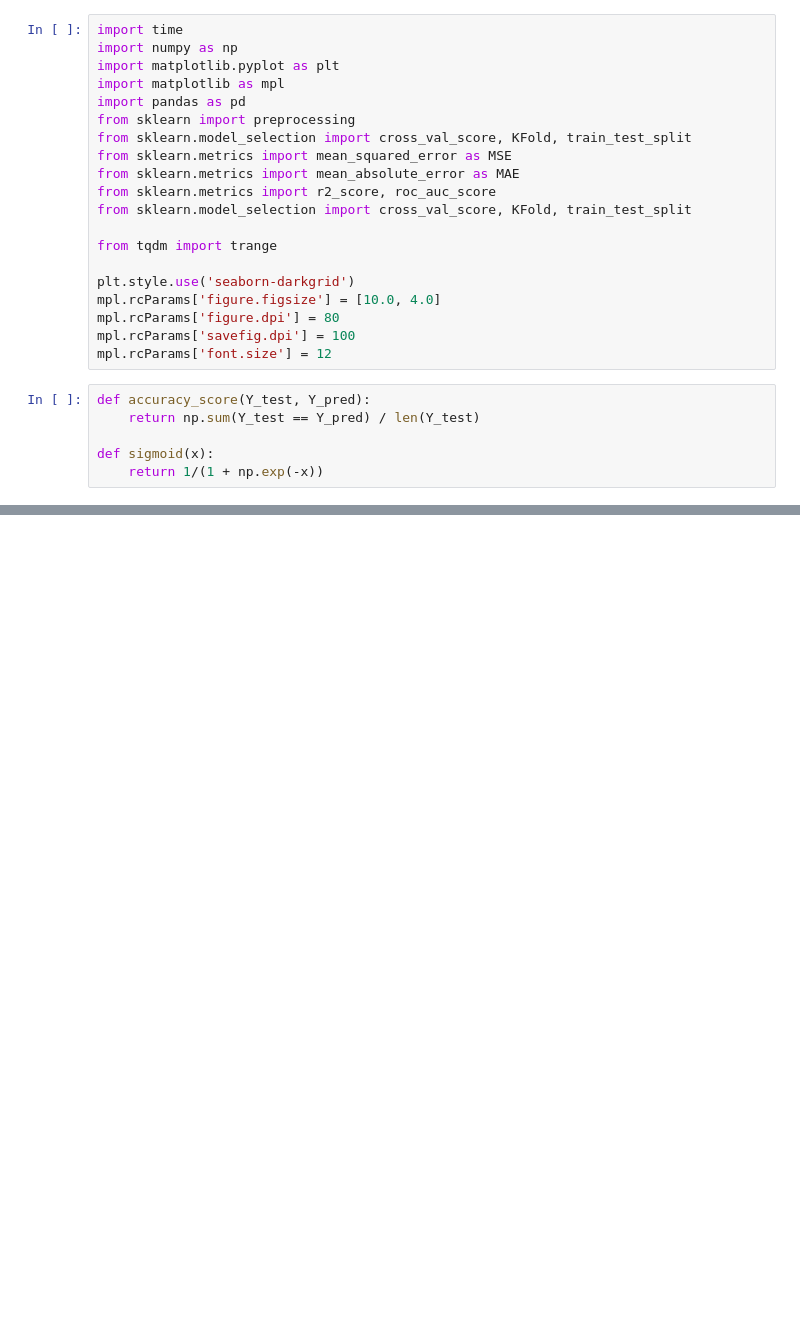
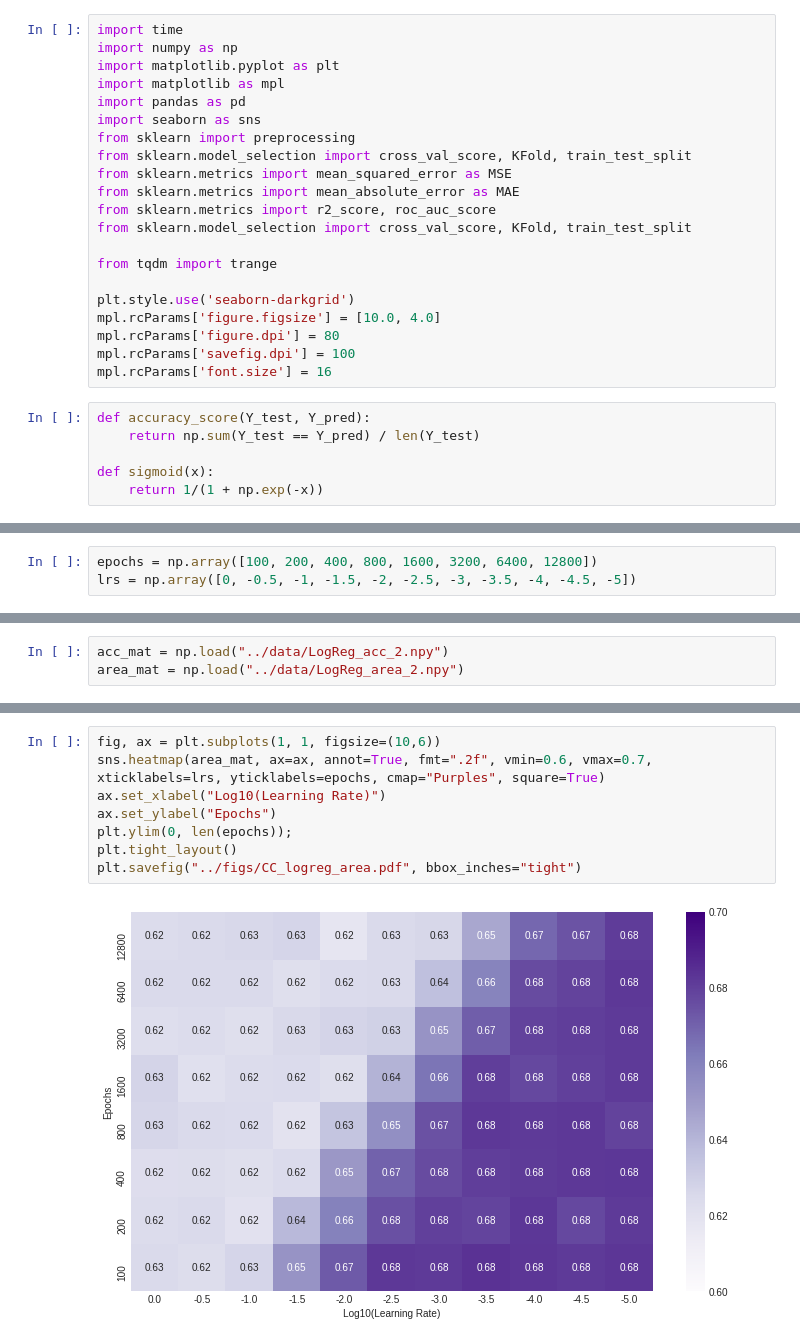
Before and after one commit to asdfbat/FYS-STK4155, a Jupyter notebook: Project2/src/credit_card_Logreg.ipynb, the cells around one changed output, grey strips where cells are left out. Saved outputs shown, nothing was run; the diff lists cells and outputs as text; blank space fills up the shorter version.

Commit message:
LogReg on CC data. Acc and Area behaves inconsistent.

```diff
--- a/Project2/src/credit_card_Logreg.ipynb
+++ b/Project2/src/credit_card_Logreg.ipynb
@@ -4,6 +4,7 @@ import numpy as np
 import matplotlib.pyplot as plt
 import matplotlib as mpl
 import pandas as pd
+import seaborn as sns
 from sklearn import preprocessing
 from sklearn.model_selection import cross_val_score, KFold, train_test_split
 from sklearn.metrics import mean_squared_error as MSE
@@ -17,7 +18,7 @@ plt.style.use('seaborn-darkgrid')
 mpl.rcParams['figure.figsize'] = [10.0, 4.0]
 mpl.rcParams['figure.dpi'] = 80
 mpl.rcParams['savefig.dpi'] = 100
-mpl.rcParams['font.size'] = 12
+mpl.rcParams['font.size'] = 16
 # %%
 def accuracy_score(Y_test, Y_pred):
     return np.sum(Y_test == Y_pred) / len(Y_test)
@@ -103,0 +81,3 @@ plt.ylim(0.57, 0.6)
+# %%
+epochs = np.array([100, 200, 400, 800, 1600, 3200, 6400, 12800])
+lrs = np.array([0, -0.5, -1, -1.5, -2, -2.5, -3, -3.5, -4, -4.5, -5])
@@ -103,0 +110,3 @@ plt.ylim(0.57, 0.6)
+# %%
+acc_mat = np.load("../data/LogReg_acc_2.npy")
+area_mat = np.load("../data/LogReg_area_2.npy")
@@ -103,0 +126,10 @@ plt.ylim(0.57, 0.6)
+# %%
+fig, ax = plt.subplots(1, 1, figsize=(10,6))
+sns.heatmap(area_mat, ax=ax, annot=True, fmt=".2f", vmin=0.6, vmax=0.7, xticklabels=lrs, yticklabels=epochs, cmap="Purples", square=True)
+ax.set_xlabel("Log10(Learning Rate)")
+ax.set_ylabel("Epochs")
+plt.ylim(0, len(epochs));
+plt.tight_layout()
+plt.savefig("../figs/CC_logreg_area.pdf", bbox_inches="tight")
+# %% [output]
+[figure, added]
```
Also changed, not shown: parts of 12 cells of this notebook.
